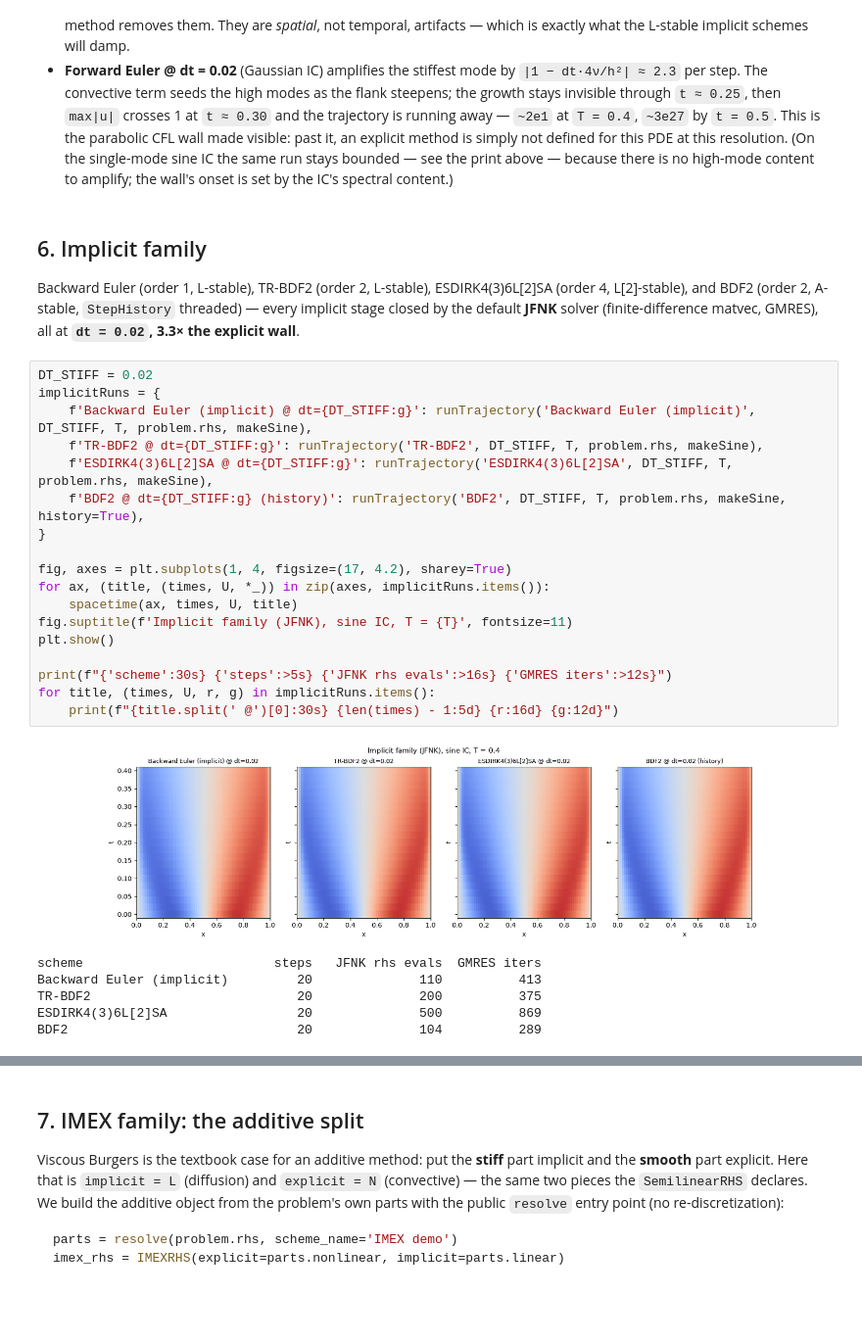
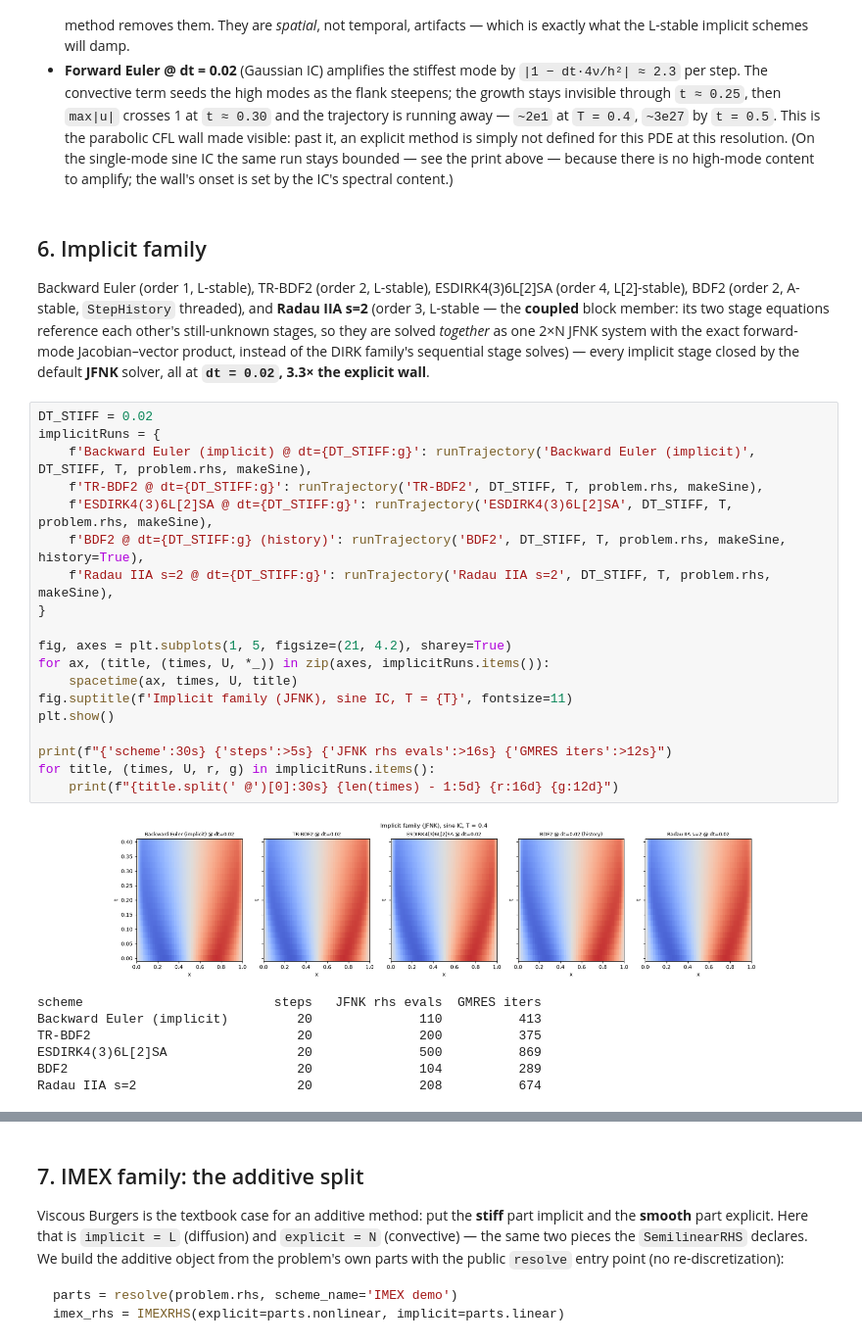
Before and after one commit to wi-re/warpSPHIntegrators, a Jupyter notebook: viscous_burgers_demo.ipynb, the cells around one changed output, grey strips where cells are left out. Shown at 98% size. Saved outputs shown, nothing was run; the diff lists cells and outputs as text; blank space fills up the shorter version.

Commit message:
Add coupled fully implicit RK: Gauss-Legendre 2 and Radau IIA s=2 (Phase 6)

```diff
--- a/viscous_burgers_demo.ipynb
+++ b/viscous_burgers_demo.ipynb
@@ -308,35 +310,40 @@ Forward Euler @ dt=0.02, sine IC, T=0.5: max|u| = 1.000e+00 (bounded)
 ## 6. Implicit family
 
 Backward Euler (order 1, L-stable), TR-BDF2 (order 2, L-stable),
-ESDIRK4(3)6L[2]SA (order 4, L[2]-stable), and BDF2 (order 2, A-stable,
-`StepHistory` threaded) — every implicit stage closed by the default
-**JFNK** solver (finite-difference matvec, GMRES), all at **`dt = 0.02`, 3.3×
-the explicit wall**.
+ESDIRK4(3)6L[2]SA (order 4, L[2]-stable), BDF2 (order 2, A-stable,
+`StepHistory` threaded), and **Radau IIA s=2** (order 3, L-stable — the
+**coupled** block member: its two stage equations reference each other's
+still-unknown stages, so they are solved *together* as one 2×N JFNK system
+with the exact forward-mode Jacobian–vector product, instead of the DIRK
+family's sequential stage solves) — every implicit stage closed by the
+default **JFNK** solver, all at **`dt = 0.02`, 3.3× the explicit wall**.
 # %%
 DT_STIFF = 0.02
 implicitRuns = {
     f'Backward Euler (implicit) @ dt={DT_STIFF:g}': runTrajectory('Backward Euler (implicit)', DT_STIFF, T, problem.rhs, makeSine),
     f'TR-BDF2 @ dt={DT_STIFF:g}': runTrajectory('TR-BDF2', DT_STIFF, T, problem.rhs, makeSine),
     f'ESDIRK4(3)6L[2]SA @ dt={DT_STIFF:g}': runTrajectory('ESDIRK4(3)6L[2]SA', DT_STIFF, T, problem.rhs, makeSine),
     f'BDF2 @ dt={DT_STIFF:g} (history)': runTrajectory('BDF2', DT_STIFF, T, problem.rhs, makeSine, history=True),
+    f'Radau IIA s=2 @ dt={DT_STIFF:g}': runTrajectory('Radau IIA s=2', DT_STIFF, T, problem.rhs, makeSine),
 }
 
-fig, axes = plt.subplots(1, 4, figsize=(17, 4.2), sharey=True)
+fig, axes = plt.subplots(1, 5, figsize=(21, 4.2), sharey=True)
 for ax, (title, (times, U, *_)) in zip(axes, implicitRuns.items()):
     spacetime(ax, times, U, title)
 fig.suptitle(f'Implicit family (JFNK), sine IC, T = {T}', fontsize=11)
 plt.show()
 
 print(f"{'scheme':30s} {'steps':>5s} {'JFNK rhs evals':>16s} {'GMRES iters':>12s}")
 for title, (times, U, r, g) in implicitRuns.items():
     print(f"{title.split(' @')[0]:30s} {len(times) - 1:5d} {r:16d} {g:12d}")
 # %% [output]
-[figure, old version]
+[figure, new version]
 scheme                         steps   JFNK rhs evals  GMRES iters
 Backward Euler (implicit)         20              110          413
 TR-BDF2                           20              200          375
 ESDIRK4(3)6L[2]SA                 20              500          869
 BDF2                              20              104          289
+Radau IIA s=2                     20              208          674
 # %% [markdown]
 **Reading the panels:** same shock, same `T`, in 20 steps instead of 80 —
 and stable where the explicit wall forbids it. The L-stable members (Backward
```
Also changed, not shown: parts of 4 cells of this notebook, 21 other files.
